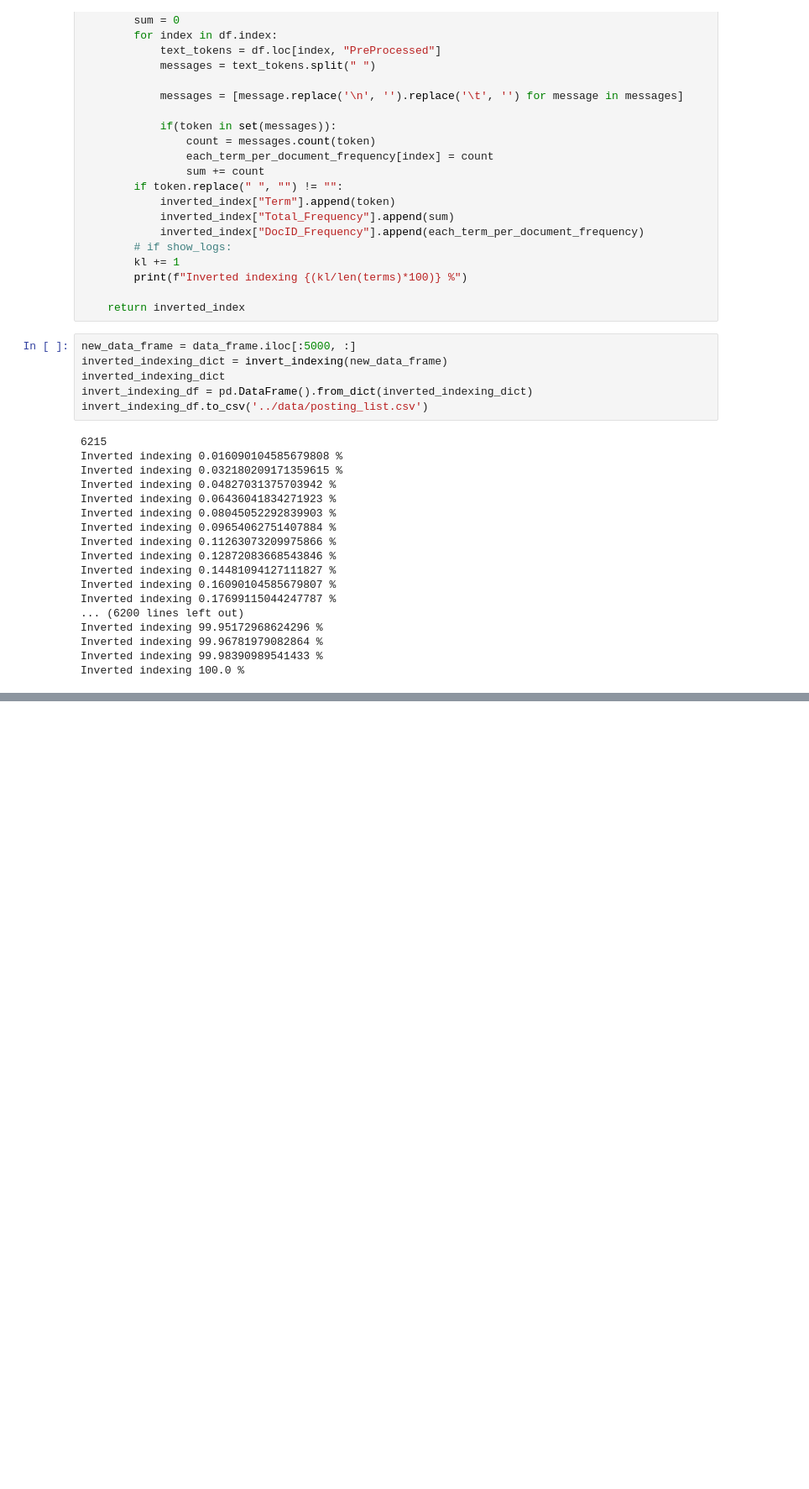
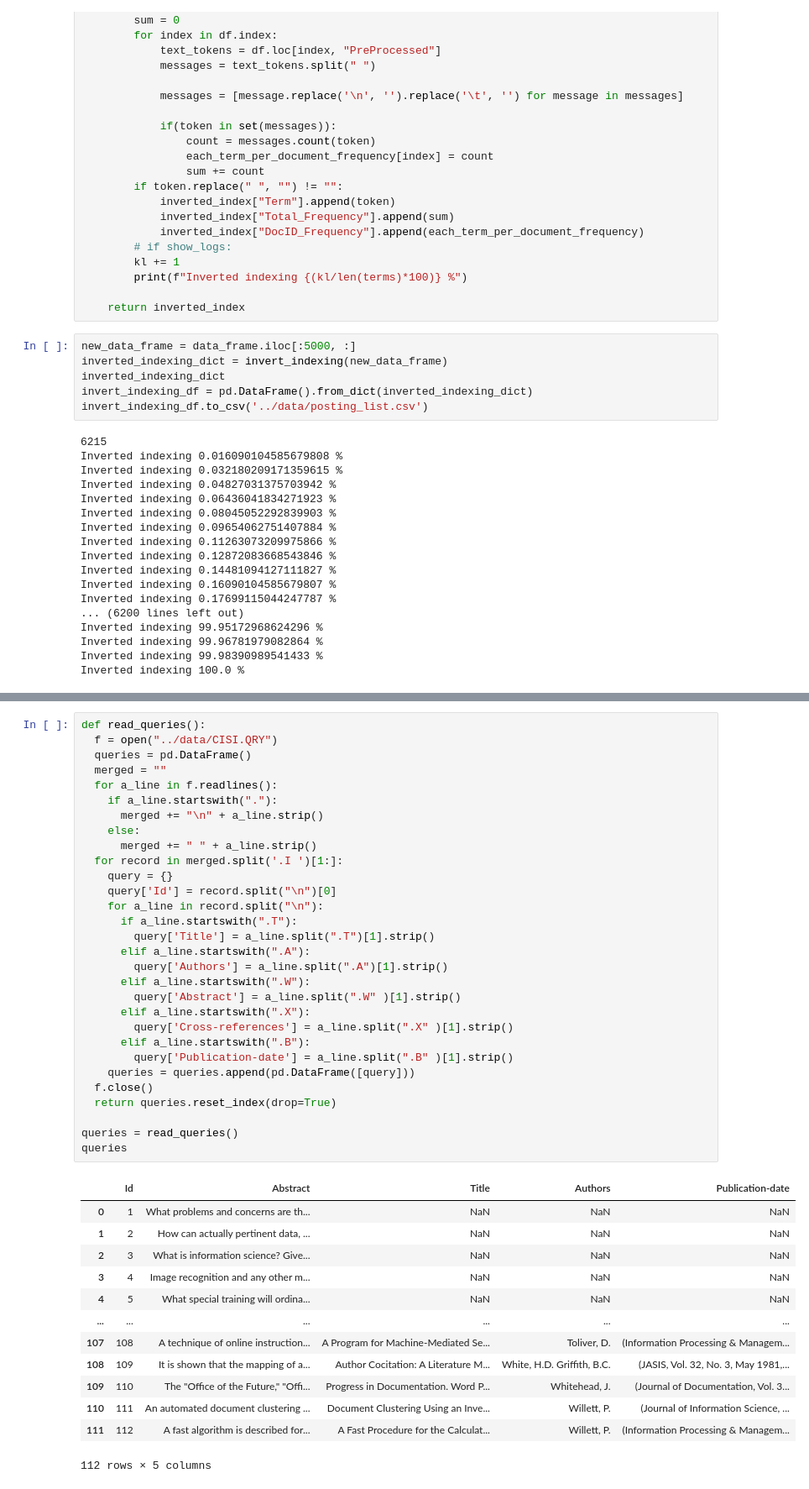
Before and after one commit to msadeqsirjani/SYSYS, a Jupyter notebook: src/app.ipynb, the cells around one changed output, grey strips where cells are left out. Shown at 84% size. Cells and saved outputs as stored; diff of their text form; blank space fills up the shorter version.

Commit message:
feat: read queries & relations

```diff
--- a/src/app.ipynb
+++ b/src/app.ipynb
@@ -225,3 +227,47 @@ relations.head()
 | 2 | 1 | 38 | 0 | 0.0 |
 | 3 | 1 | 42 | 0 | 0.0 |
 | 4 | 1 | 43 | 0 | 0.0 |
+# %%
+def read_queries():
+  f = open("../data/CISI.QRY")
+  queries = pd.DataFrame()
+  merged = ""
+  for a_line in f.readlines():
+    if a_line.startswith("."):
+      merged += "\n" + a_line.strip()
+    else:
+      merged += " " + a_line.strip()
+  for record in merged.split('.I ')[1:]:
+    query = {}
+    query['Id'] = record.split("\n")[0]
+    for a_line in record.split("\n"):
+      if a_line.startswith(".T"):
+        query['Title'] = a_line.split(".T")[1].strip()
+      elif a_line.startswith(".A"):
+        query['Authors'] = a_line.split(".A")[1].strip()
+      elif a_line.startswith(".W"):
+        query['Abstract'] = a_line.split(".W" )[1].strip()
+      elif a_line.startswith(".X"):
+        query['Cross-references'] = a_line.split(".X" )[1].strip()
+      elif a_line.startswith(".B"):
+        query['Publication-date'] = a_line.split(".B" )[1].strip()
+    queries = queries.append(pd.DataFrame([query]))
+  f.close()
+  return queries.reset_index(drop=True)
+
+queries = read_queries()
+queries
+# %% [output]
+|  | Id | Abstract | Title | Authors | Publication-date |
+| 0 | 1 | What problems and concerns are th... | NaN | NaN | NaN |
+| 1 | 2 | How can actually pertinent data, ... | NaN | NaN | NaN |
+| 2 | 3 | What is information science? Give... | NaN | NaN | NaN |
+| 3 | 4 | Image recognition and any other m... | NaN | NaN | NaN |
+| 4 | 5 | What special training will ordina... | NaN | NaN | NaN |
+| ... | ... | ... | ... | ... | ... |
+| 107 | 108 | A technique of online instruction... | A Program for Machine-Mediated Se... | Toliver, D. | (Information Processing & Managem... |
+| 108 | 109 | It is shown that the mapping of a... | Author Cocitation: A Literature M... | White, H.D. Griffith, B.C. | (JASIS, Vol. 32, No. 3, May 1981,... |
+| 109 | 110 | The "Office of the Future," "Offi... | Progress in Documentation. Word P... | Whitehead, J. | (Journal of Documentation, Vol. 3... |
+| 110 | 111 | An automated document clustering ... | Document Clustering Using an Inve... | Willett, P. | (Journal of Information Science, ... |
+| 111 | 112 | A fast algorithm is described for... | A Fast Procedure for the Calculat... | Willett, P. | (Information Processing & Managem... |
+112 rows × 5 columns
```
Also changed, not shown: parts of 1 cell of this notebook, 1 other file.
